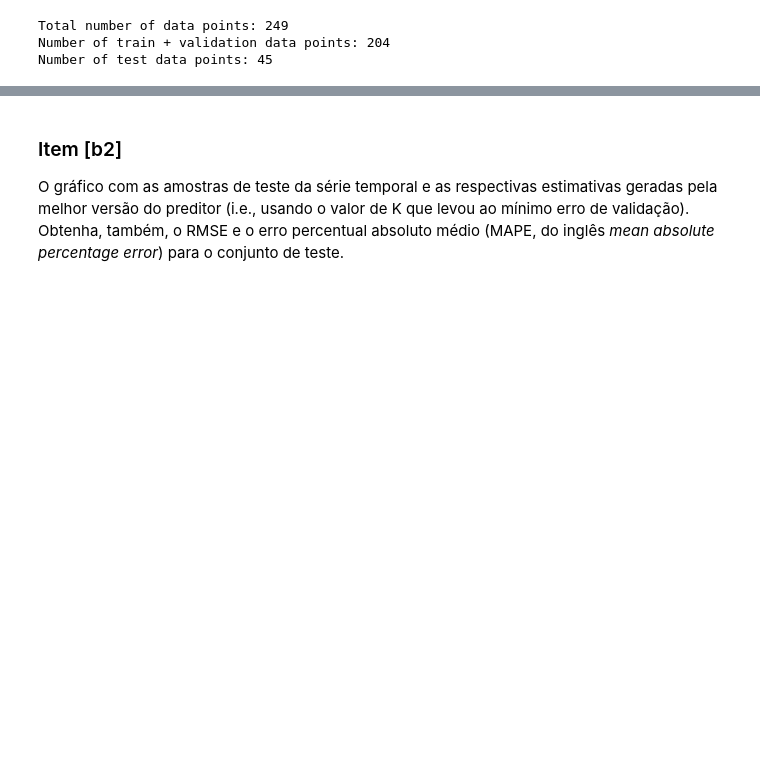
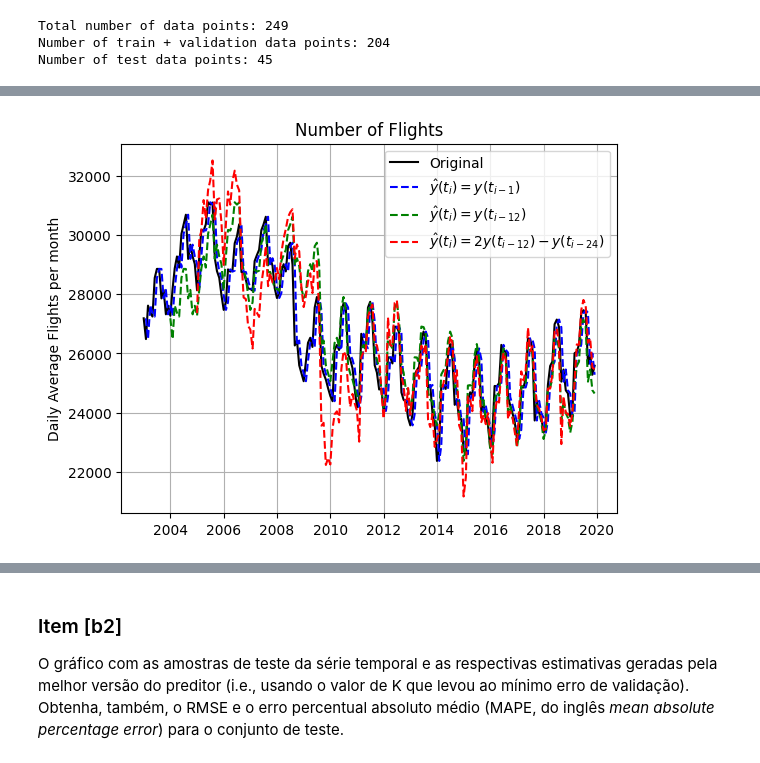
Before and after one commit to TiagoCAAmorim/machine_learning, a Jupyter notebook: Lista01/Lista01.ipynb, the cells around one changed output, grey strips where cells are left out. Saved outputs shown, nothing was run; the diff lists cells and outputs as text; code cells hidden in the pictures; blank space fills up the shorter version.

```diff
--- a/Lista01/Lista01.ipynb
+++ b/Lista01/Lista01.ipynb
@@ -306,0 +356,15 @@ def split_train_and_get_errors(model, k_variables, df,
+# %%
+plt.plot(df_train_val['y'], color='black', linestyle='-', label='Original')
+plt.plot(y_naive[0], color='blue', linestyle='--', label='$\hat{y}(t_i) = y(t_{i-1})$')
+plt.plot(y_naive[1], color='green', linestyle='--', label='$\hat{y}(t_i) = y(t_{i-12})$')
+plt.plot(y_naive[2], color='red', linestyle='--', label='$\hat{y}(t_i) =2 y(t_{i-12}) - y(t_{i-24})$')
+
+scaler.inverse_transform(df[f'x_{k+1}'].values.reshape(-1, 1))
+
+plt.ylabel('Daily Average Flights per month')
+plt.title('Number of Flights')
+plt.legend()
+plt.grid(True)
+plt.show()
+# %% [output]
+[figure, added]
```
Also changed, not shown: parts of 15 cells of this notebook.
